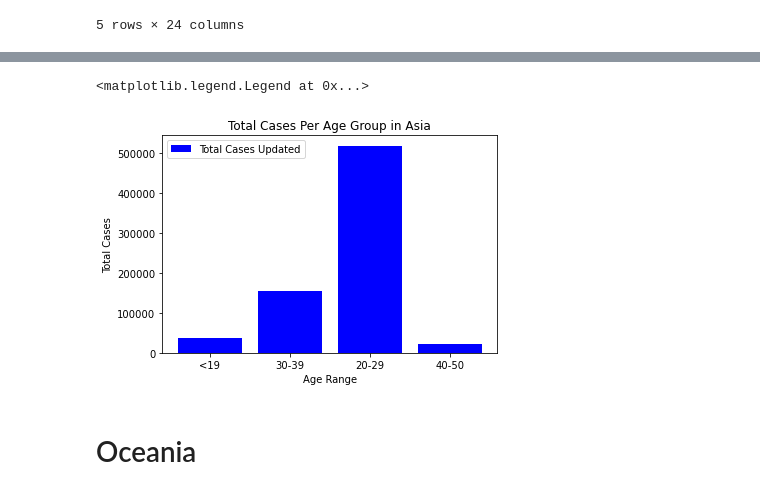
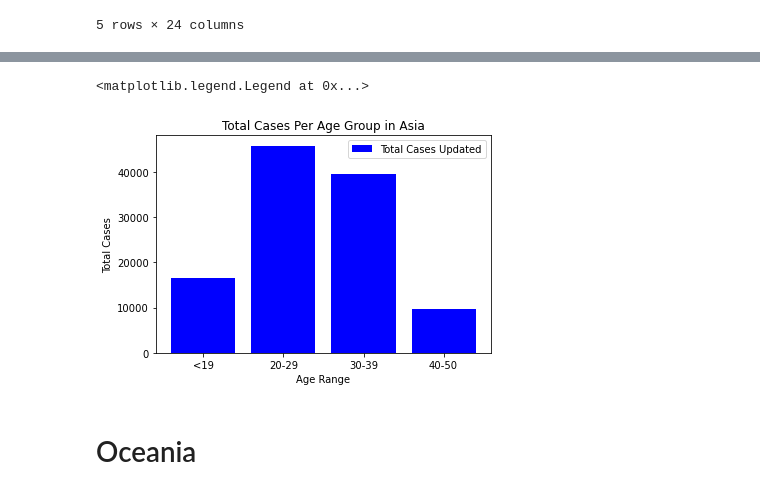
Before and after one commit to pmmfs/capstone-project, a Jupyter notebook: analysis_median_age_per_continent/Median_Age Analysis.ipynb, the cells around one changed output, grey strips where cells are left out. Saved outputs shown, nothing was run; the diff lists cells and outputs as text; code cells hidden in the pictures.

```diff
--- a/analysis_median_age_per_continent/Median_Age Analysis.ipynb
+++ b/analysis_median_age_per_continent/Median_Age Analysis.ipynb
@@ -11,7 +11,7 @@ from matplotlib import pyplot as plt
 %matplotlib inline
 # %%
 # Import dataset & store into dataframe
-merged_covid_df = pd.read_csv("../Resources/merged_covid_FINAL.csv")
+merged_covid_df = pd.read_csv("merged_covid_FINAL.csv")
 merged_covid_df.head()
 # %% [output]
 |  | primary_key_reaction | date_updated | iso_code | continent | location | population | population_density | ... |
@@ -696,0 +690,3 @@ Text(0, 0.5, 'Total Cases Per Age Group in Asia')
+# %%
+med_AS = median_age_Asia.groupby("Age_Range").mean()
+med_AS
@@ -697,16 +701,16 @@ Text(0, 0.5, 'Total Cases Per Age Group in Asia')
 # %%
 # Create the plot.
-plt.bar(median_age_Asia.Age_Range, median_age_Asia["total_cases_updated"], color="blue", label='Total Cases Updated')
+plt.bar(med_AS.index, med_AS["total_cases_updated"], color="blue", label='Total Cases Updated')
 # Create labels for the x and y axes.
 plt.xlabel("Age Range")
 plt.ylabel("Total Cases")
 # Create a title.
 plt.title("Total Cases Per Age Group in Asia")
 # Add the legend.
 plt.legend()
 # %% [output]
 <matplotlib.legend.Legend at 0x...>
-[figure, old version]
+[figure, new version]
 # %% [markdown]
 # Oceania
 # %%
```
Also changed, not shown: parts of 20 cells of this notebook, 31 other files.
